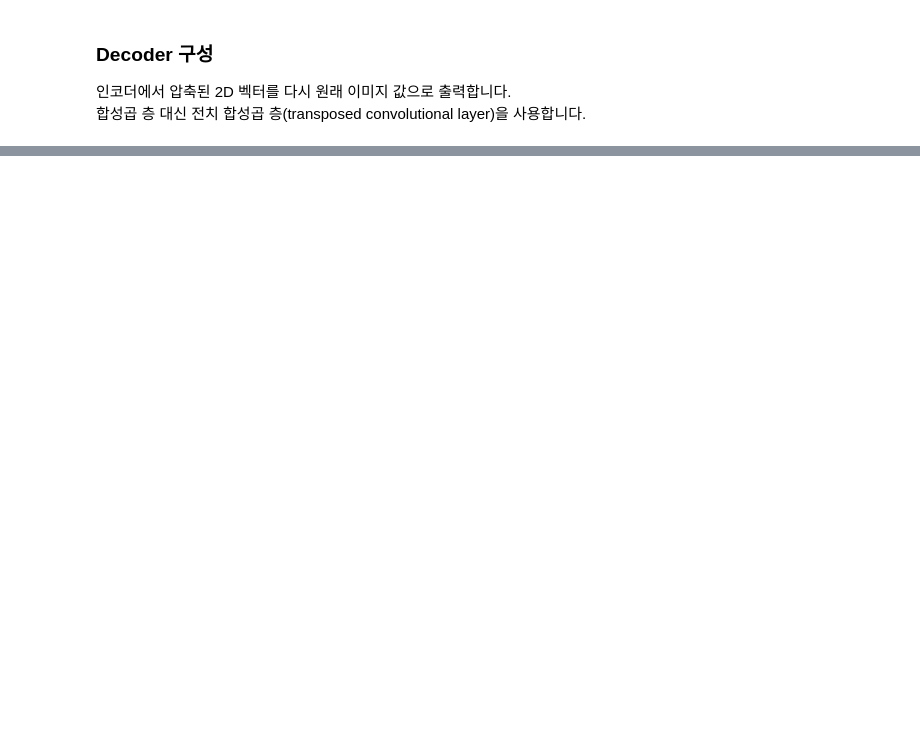
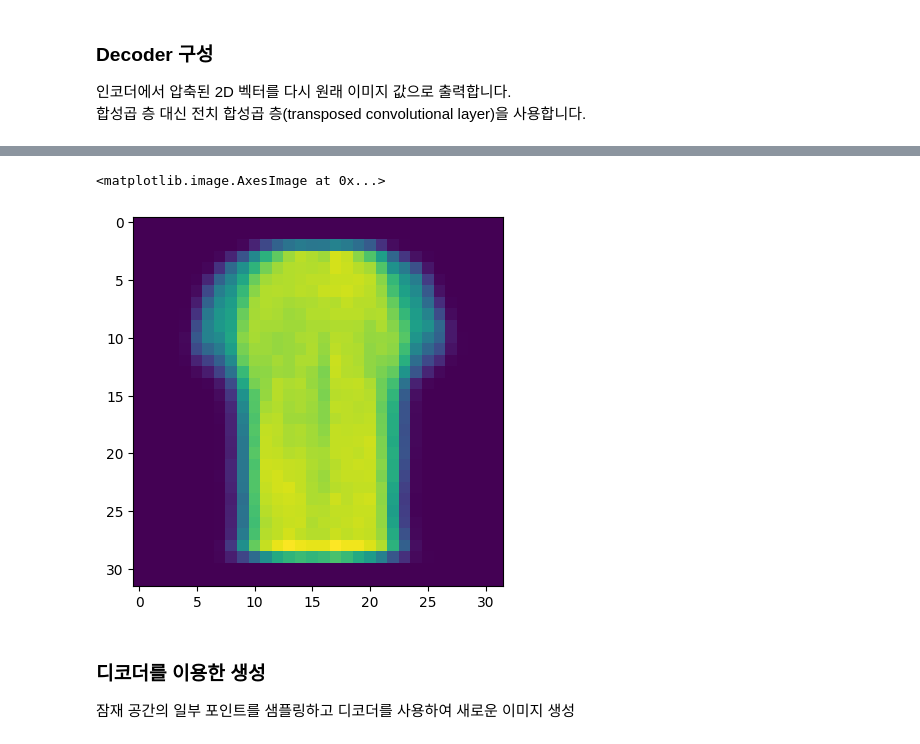
Before and after one commit to ChanghyunRyu/project-gaerchen, a Jupyter notebook: learning/Generative_Deep_Learning/ch3/autoencoder_example.ipynb, the cells around one changed output, grey strips where cells are left out. Drawn from its saved outputs; the diff is of its cells as text; code cells hidden in the pictures; blank space fills up the shorter version.

Commit message:
project learning - Generative Deep learning ch3. autoencoder -2

```diff
--- a/learning/Generative_Deep_Learning/ch3/autoencoder_example.ipynb
+++ b/learning/Generative_Deep_Learning/ch3/autoencoder_example.ipynb
@@ -119,0 +124,5 @@ Model: "functional_1"
+# %%
+autoencoder = models.Model(encoder_input, decoder(encoder_output))
+opt = optimizers.Adam(learning_rate=0.0005)
+autoencoder.compile(optimizer='adam', loss='binary_crossentropy')
+autoencoder.summary()
@@ -119,0 +151,9 @@ Model: "functional_1"
+# %%
+autoencoder.fit(
+    x_train,
+    x_train,
+    epochs=EPOCHS,
+    batch_size=BATCH_SIZE,
+    shuffle=True,
+    validation_data=(x_test, x_test)
+)
@@ -119,0 +207,2 @@ Model: "functional_1"
+# %%
+predictions = autoencoder.predict(example_images)
@@ -119,0 +216,9 @@ Model: "functional_1"
+# %%
+plt.imshow(predictions[88])
+# %% [output]
+<matplotlib.image.AxesImage at 0x...>
+[figure, added]
+# %% [markdown]
+### 디코더를 이용한 생성
+
+잠재 공간의 일부 포인트를 샘플링하고 디코더를 사용하여 새로운 이미지 생성
```
Also changed, not shown: parts of 17 cells of this notebook.
